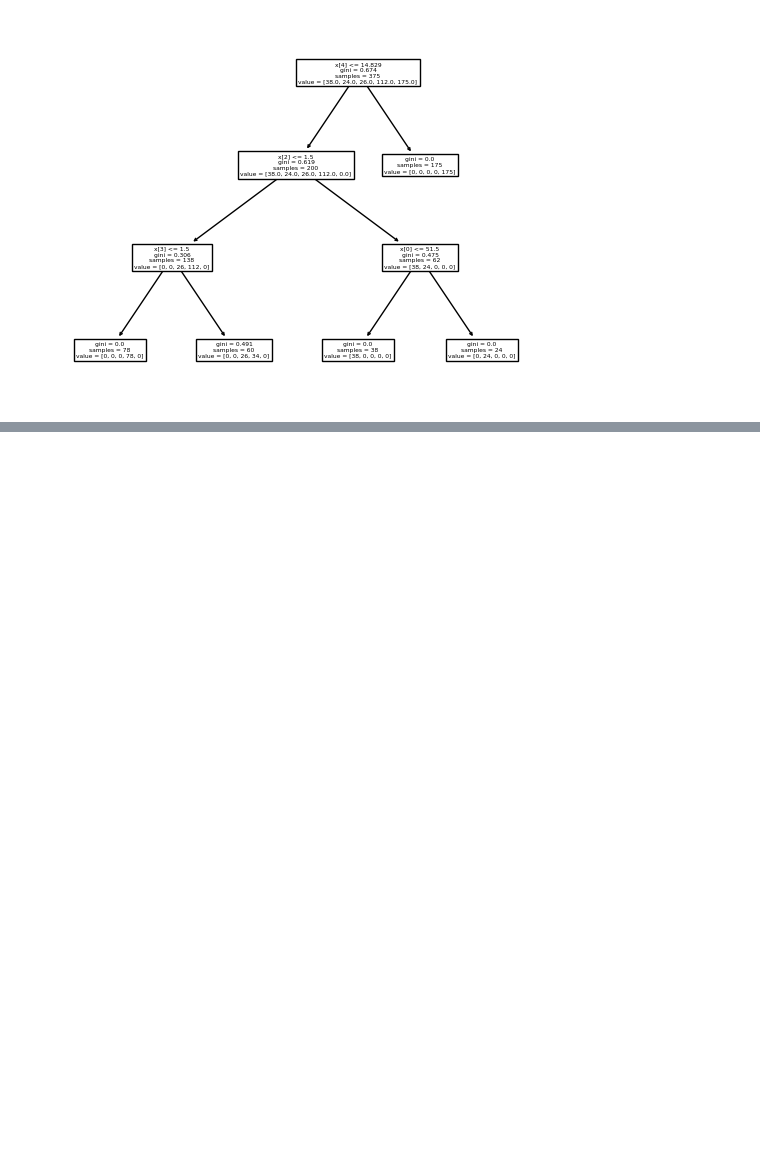
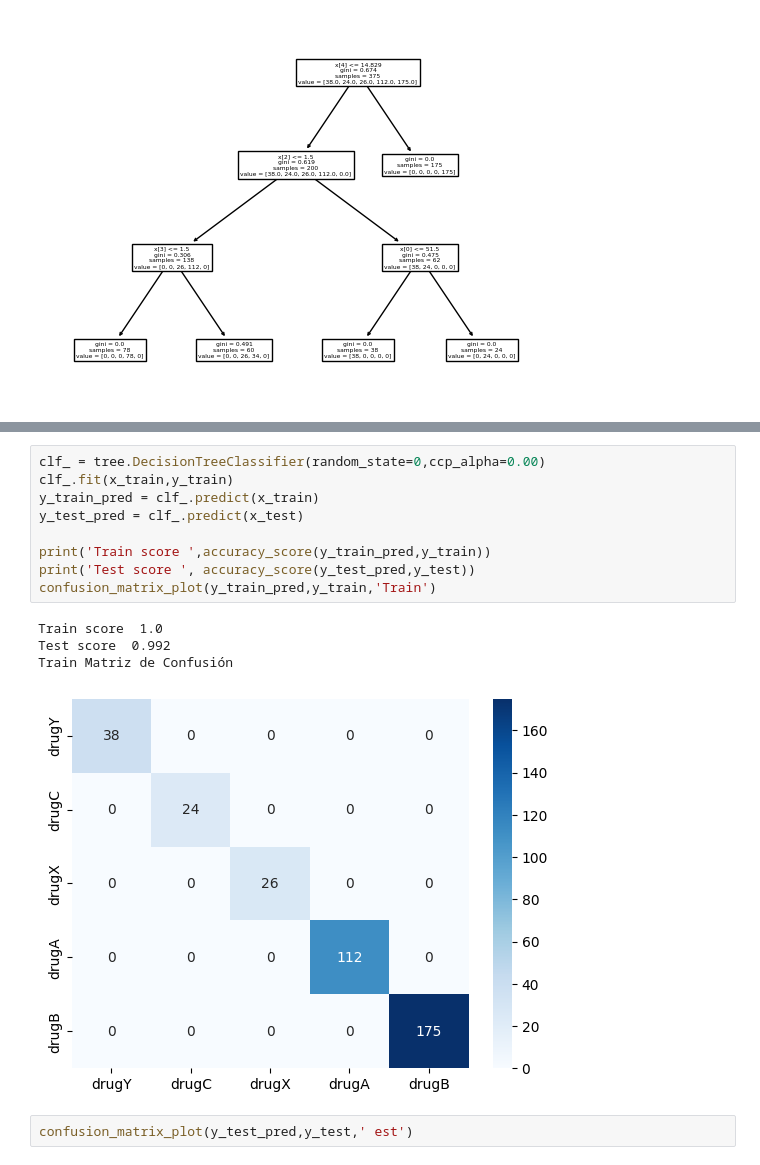
Before and after one commit to Gegdgt/HDT3_Mineria, a Jupyter notebook: HDT3.ipynb, the cells around one changed output, grey strips where cells are left out. Saved outputs shown, nothing was run; the diff lists cells and outputs as text; blank space fills up the shorter version.

```diff
--- a/HDT3.ipynb
+++ b/HDT3.ipynb
@@ -255,0 +349,16 @@ tree.plot_tree(clf_gini.fit(x_train, y_train))
+# %%
+clf_ = tree.DecisionTreeClassifier(random_state=0,ccp_alpha=0.00)
+clf_.fit(x_train,y_train)
+y_train_pred = clf_.predict(x_train)
+y_test_pred = clf_.predict(x_test)
+
+print('Train score ',accuracy_score(y_train_pred,y_train))
+print('Test score ', accuracy_score(y_test_pred,y_test))
+confusion_matrix_plot(y_train_pred,y_train,'Train')
+# %% [output]
+Train score  1.0
+Test score  0.992
+Train Matriz de Confusión
+[figure, added]
+# %%
+confusion_matrix_plot(y_test_pred,y_test,' est')
```
Also changed, not shown: parts of 11 cells of this notebook.
